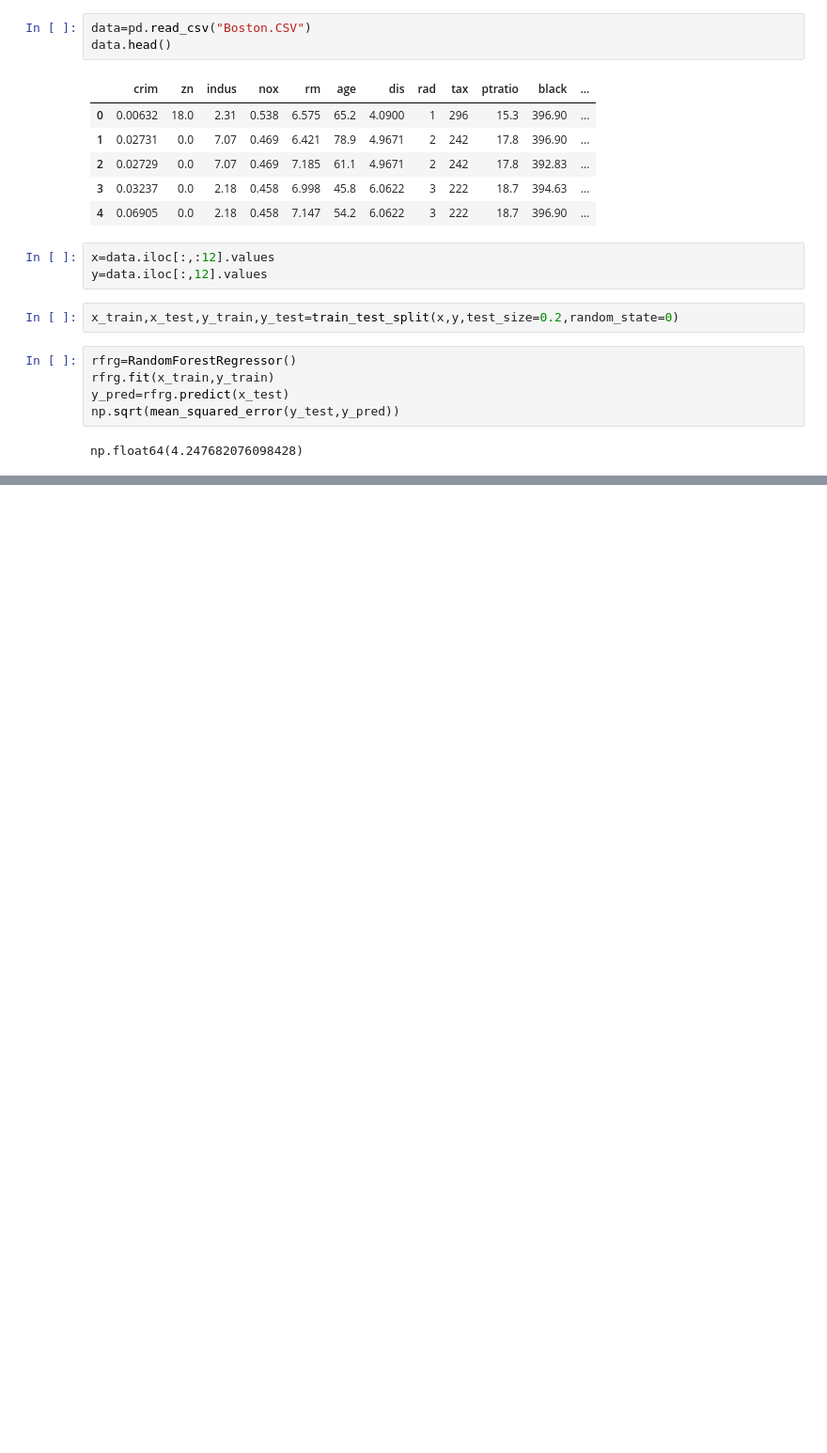
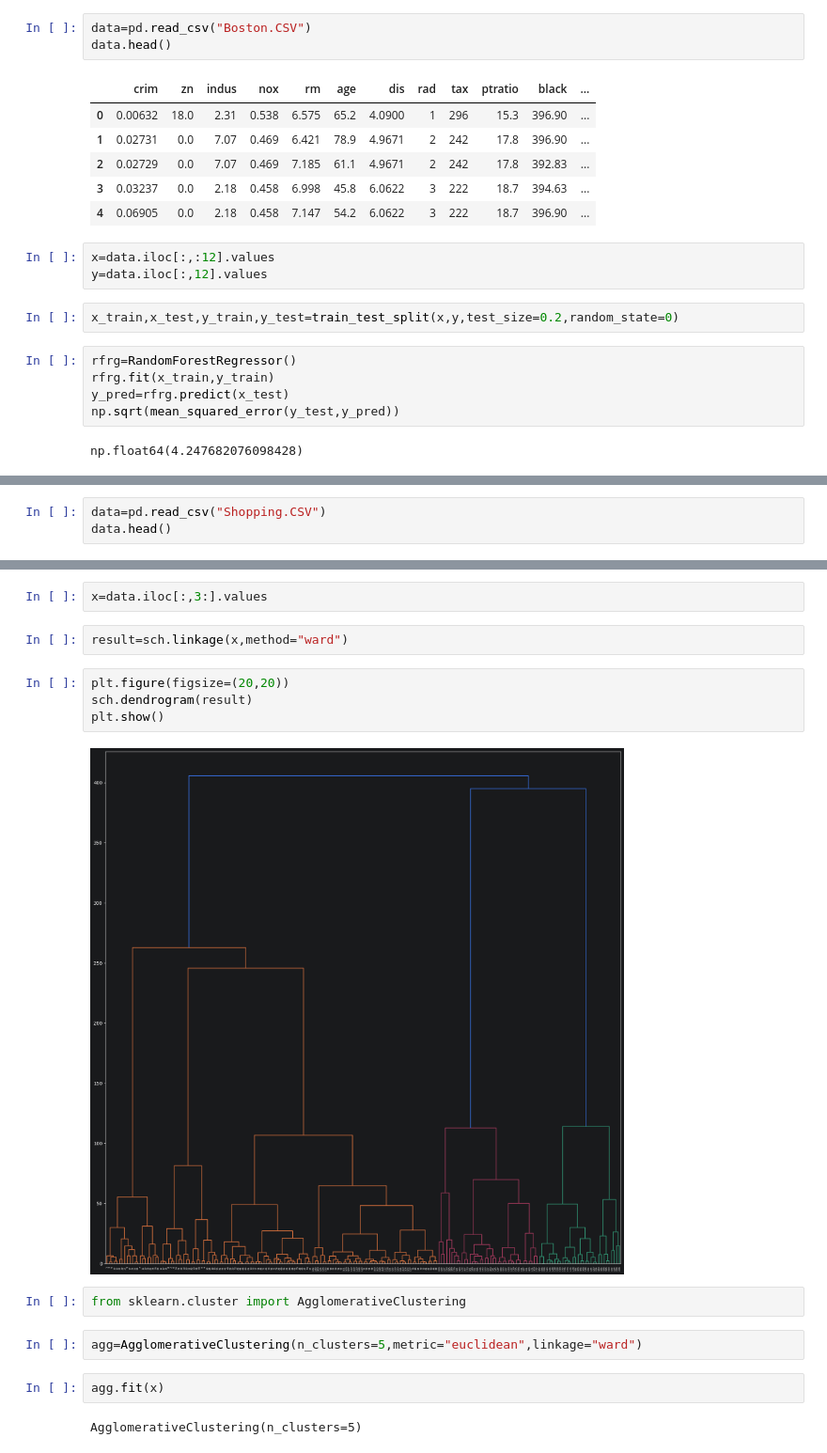
Before and after one commit to namal1230/Machine-Learning, a Jupyter notebook: notebook.ipynb, the cells around one changed output, grey strips where cells are left out. Shown at 94% size. Drawn from its saved outputs; the diff is of its cells as text; blank space fills up the shorter version.

```diff
--- a/notebook.ipynb
+++ b/notebook.ipynb
@@ -703,0 +773,3 @@ np.float64(4.247682076098428)
+# %%
+data=pd.read_csv("Shopping.CSV")
+data.head()
@@ -703,0 +783,18 @@ np.float64(4.247682076098428)
+# %%
+x=data.iloc[:,3:].values
+# %%
+result=sch.linkage(x,method="ward")
+# %%
+plt.figure(figsize=(20,20))
+sch.dendrogram(result)
+plt.show()
+# %% [output]
+[figure, added]
+# %%
+from sklearn.cluster import AgglomerativeClustering
+# %%
+agg=AgglomerativeClustering(n_clusters=5,metric="euclidean",linkage="ward")
+# %%
+agg.fit(x)
+# %% [output]
+AgglomerativeClustering(n_clusters=5)
```
Also changed, not shown: parts of 16 cells of this notebook, 2 other files.
